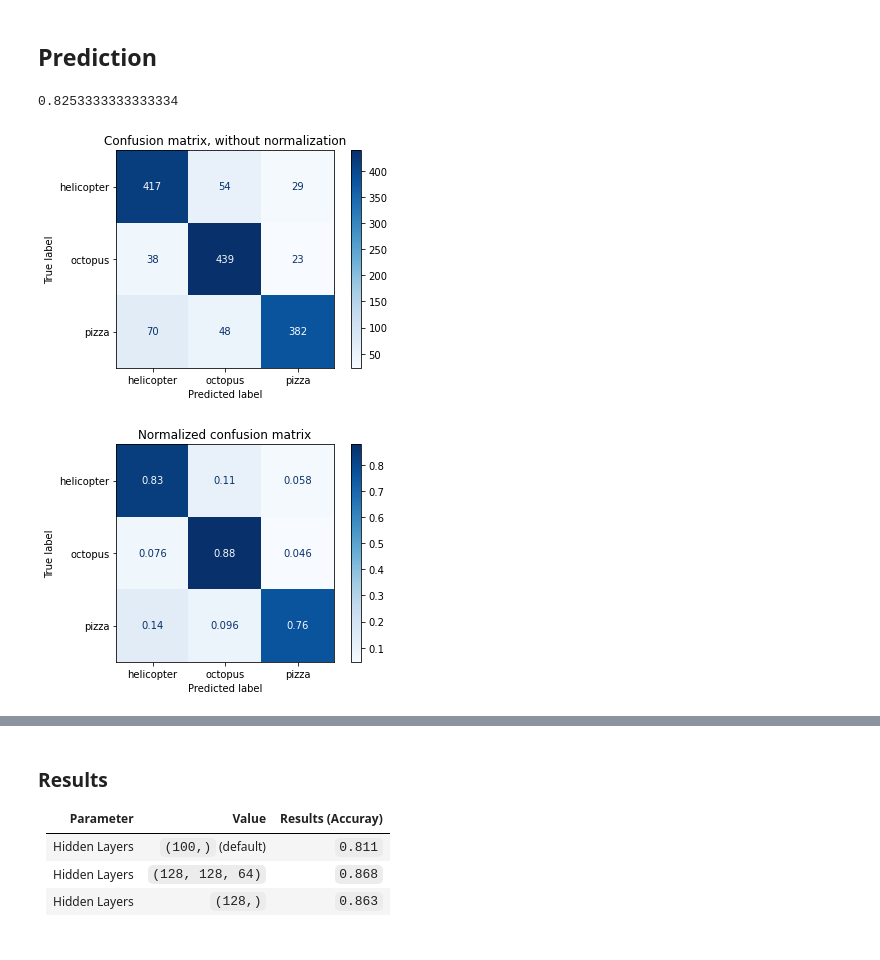
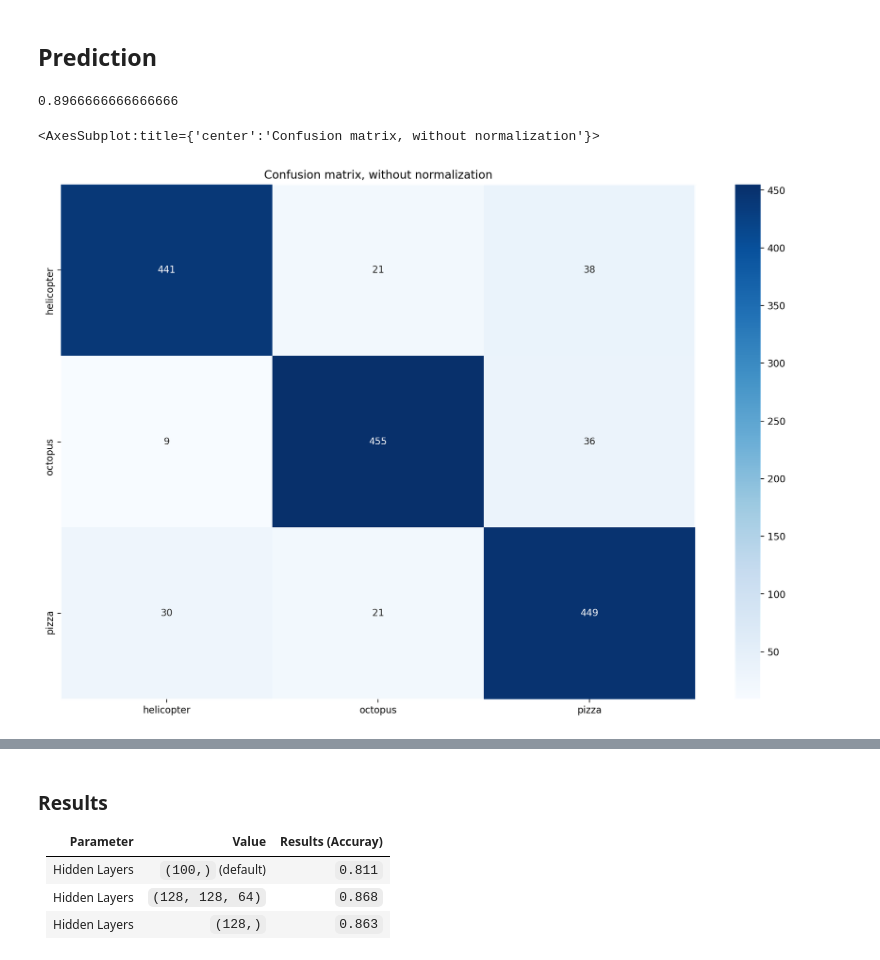
Before and after one commit to Grimmig18/doodle-classifier, a Jupyter notebook: notebook/exploration.ipynb, the cells around one changed output, grey strips where cells are left out. Drawn from its saved outputs; the diff is of its cells as text; code cells hidden in the pictures.

Commit message:
Add images for presentation

```diff
--- a/notebook/exploration.ipynb
+++ b/notebook/exploration.ipynb
@@ -105,22 +102,20 @@ pizza    Predicted: pizza
 # %%
 # Load random test data for confusion matrix
 test_x, test_y = dl.load_random_test_data(sample_size=500, return_1d=True)
-clf.score(test_x, test_y)
+print(clf.score(test_x, test_y))
+pred = clf.predict(test_x)
 # %% [output]
-0.8253333333333334
+0.8966666666666666
-# %%
-# Generate confusion matrix and plot
-class_names = dl.get_class_names()
-titles_options = [("Confusion matrix, without normalization", None),
-                  ("Normalized confusion matrix", 'true')]
-for title, normalize in titles_options:
-    disp = plot_confusion_matrix(clf, test_x, test_y,
-                                 display_labels=class_names,
-                                 cmap=plt.cm.Blues,
-                                 normalize=normalize)
-    disp.ax_.set_title(title)
-
-plt.show()
-# %% [output]
-[figure, removed]
-[figure, removed]
+# %%
+# Generate confusion matrix (with absolute values)
+class_names = dl.get_class_names()
+cm = confusion_matrix(test_y, pred)
+df_cm = pd.DataFrame(cm, index = class_names,
+                  columns = class_names)
+plt.figure(figsize = (15,10), dpi=200)
+ax = plt.axes()
+ax.set_title('Confusion matrix, without normalization')
+sn.heatmap(df_cm, annot=True, cmap=plt.cm.Blues, fmt='g')
+# %% [output]
+<AxesSubplot:title={'center':'Confusion matrix, without normalization'}>
+[figure, added]
```
Also changed, not shown: parts of 6 cells of this notebook, 22 other files.
